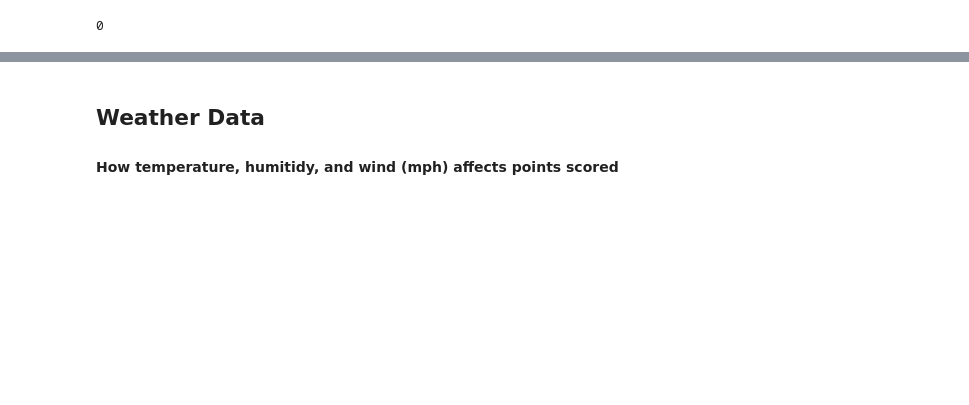
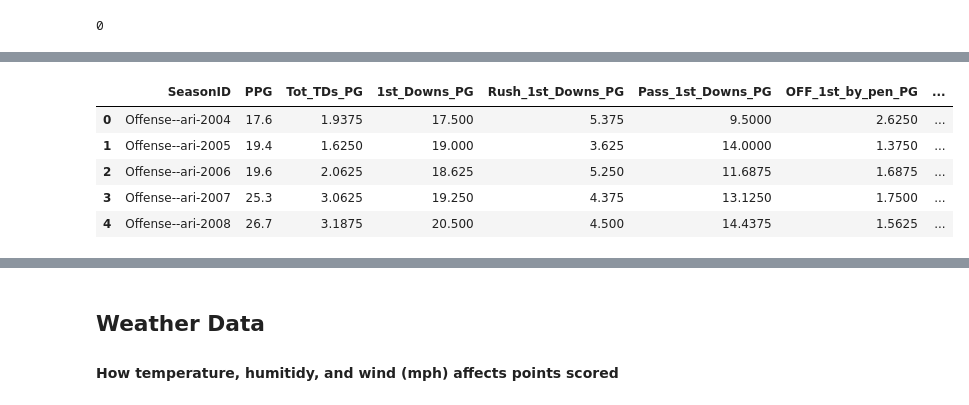
Before and after one commit to jtunley14/SundayProphet, a Jupyter notebook: NFL Sports Betting Capstone.ipynb, the cells around one changed output, grey strips where cells are left out. Cells and saved outputs as stored; diff of their text form; code cells hidden in the pictures; blank space fills up the shorter version.

```diff
--- a/NFL Sports Betting Capstone.ipynb
+++ b/NFL Sports Betting Capstone.ipynb
@@ -283,0 +574,4 @@ array(['0', '8', '-8', '9', '-9', '-4', '4', '-12', '12', '-1', '1',
+# %%
+fun['OFF_Passing 1st downs'] = (fun['OFF_Passing 1st downs'] / fun['Games'])
+# %%
+fun.rename(columns={'OFF_Passing 1st downs':'Pass_1st_Downs_PG'}, inplace=True)
@@ -283,0 +587,13 @@ array(['0', '8', '-8', '9', '-9', '-4', '4', '-12', '12', '-1', '1',
+# %%
+fun['OFF_1st downs by penalty'] = (fun['OFF_1st downs by penalty'] / fun['Games'])
+# %%
+fun.rename(columns={'OFF_1st downs by penalty':'OFF_1st_by_pen_PG'}, inplace=True)
+# %%
+fun.head()
+# %% [output]
+|  | SeasonID | PPG | Tot_TDs_PG | 1st_Downs_PG | Rush_1st_Downs_PG | Pass_1st_Downs_PG | OFF_1st_by_pen_PG | ... |
+| 0 | Offense--ari-2004 | 17.6 | 1.9375 | 17.500 | 5.375 | 9.5000 | 2.6250 | ... |
+| 1 | Offense--ari-2005 | 19.4 | 1.6250 | 19.000 | 3.625 | 14.0000 | 1.3750 | ... |
+| 2 | Offense--ari-2006 | 19.6 | 2.0625 | 18.625 | 5.250 | 11.6875 | 1.6875 | ... |
+| 3 | Offense--ari-2007 | 25.3 | 3.0625 | 19.250 | 4.375 | 13.1250 | 1.7500 | ... |
+| 4 | Offense--ari-2008 | 26.7 | 3.1875 | 20.500 | 4.500 | 14.4375 | 1.5625 | ... |
```
Also changed, not shown: parts of 66 cells of this notebook.
